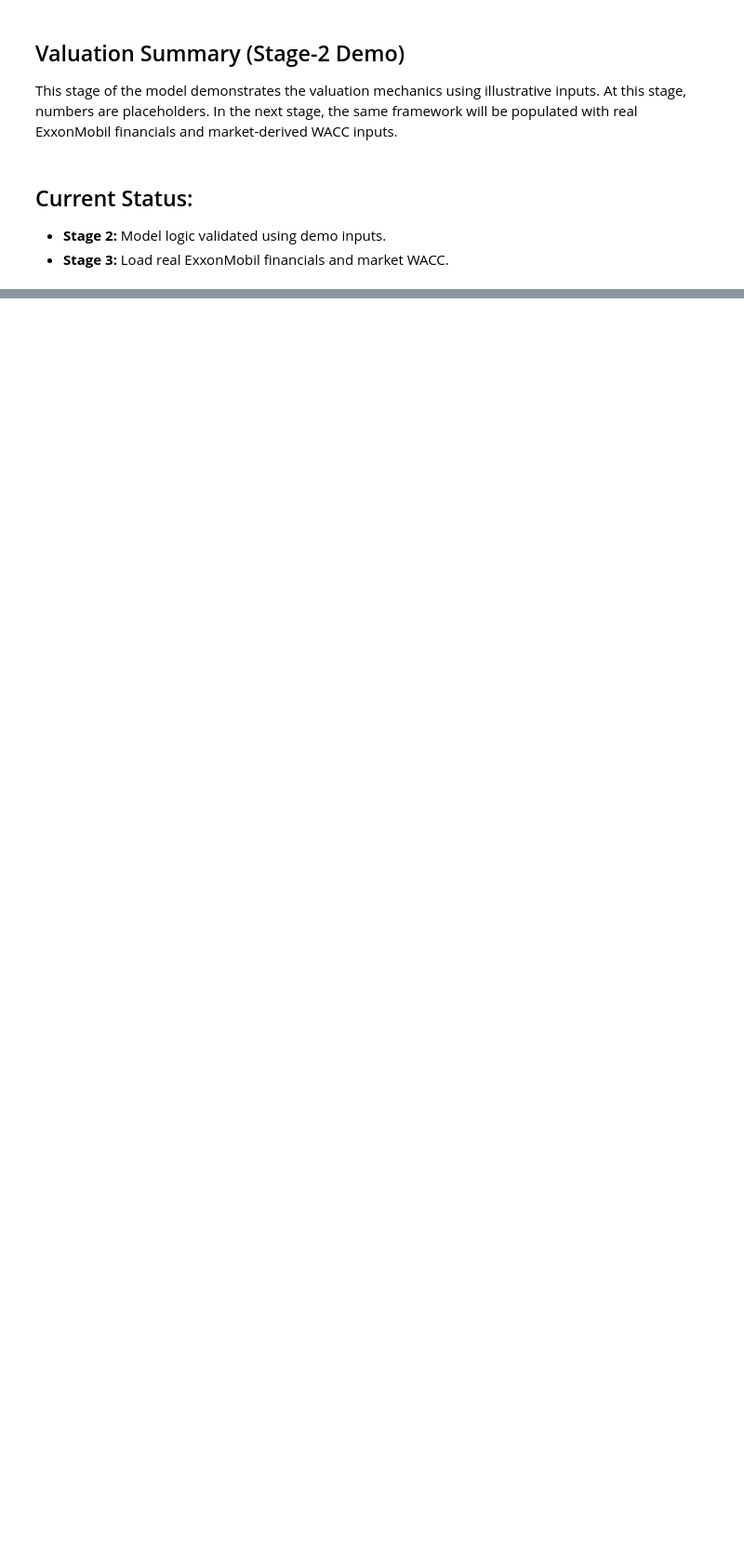
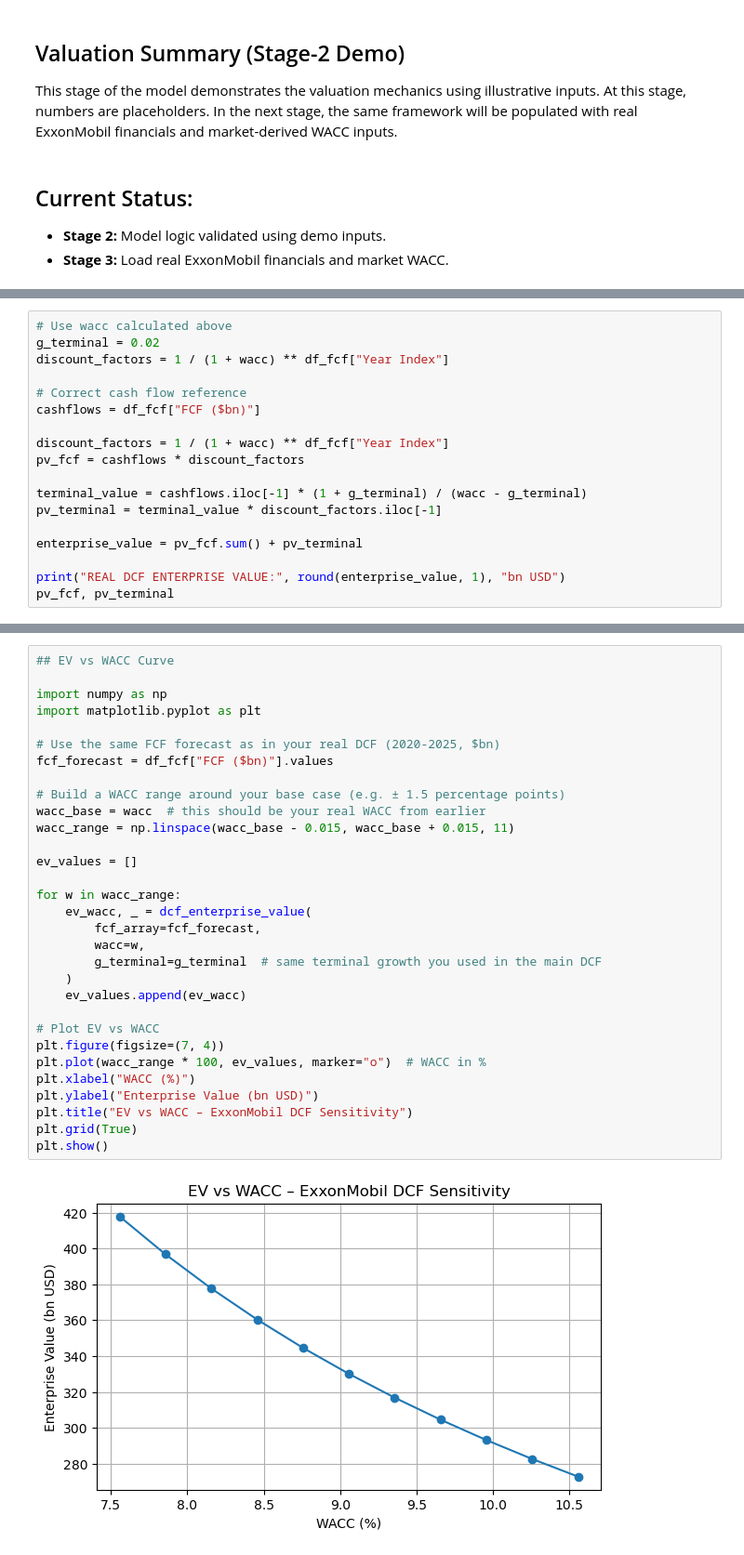
Before and after one commit to boztosunmelis-digi/exxonmobil-valuation, a Jupyter notebook: notebooks/valuation_demo.ipynb, the cells around one changed output, grey strips where cells are left out. Shown at 93% size. Saved outputs shown, nothing was run; the diff lists cells and outputs as text; blank space fills up the shorter version.

Commit message:
Major update: Full real-data DCF integration, WACC, per-share valuation, EV/WACC sensitivity, CSV export, and README valuation summary

```diff
--- a/notebooks/valuation_demo.ipynb
+++ b/notebooks/valuation_demo.ipynb
@@ -239,0 +337,18 @@ This stage of the model demonstrates the valuation mechanics using illustrative
+# %%
+# Use wacc calculated above
+g_terminal = 0.02
+discount_factors = 1 / (1 + wacc) ** df_fcf["Year Index"]
+
+# Correct cash flow reference
+cashflows = df_fcf["FCF ($bn)"]
+
+discount_factors = 1 / (1 + wacc) ** df_fcf["Year Index"]
+pv_fcf = cashflows * discount_factors
+
+terminal_value = cashflows.iloc[-1] * (1 + g_terminal) / (wacc - g_terminal)
+pv_terminal = terminal_value * discount_factors.iloc[-1]
+
+enterprise_value = pv_fcf.sum() + pv_terminal
+
+print("REAL DCF ENTERPRISE VALUE:", round(enterprise_value, 1), "bn USD")
+pv_fcf, pv_terminal
@@ -239,0 +453,33 @@ This stage of the model demonstrates the valuation mechanics using illustrative
+# %%
+## EV vs WACC Curve
+
+import numpy as np
+import matplotlib.pyplot as plt
+
+# Use the same FCF forecast as in your real DCF (2020-2025, $bn)
+fcf_forecast = df_fcf["FCF ($bn)"].values
+
+# Build a WACC range around your base case (e.g. ± 1.5 percentage points)
+wacc_base = wacc  # this should be your real WACC from earlier
+wacc_range = np.linspace(wacc_base - 0.015, wacc_base + 0.015, 11)
+
+ev_values = []
+
+for w in wacc_range:
+    ev_wacc, _ = dcf_enterprise_value(
+        fcf_array=fcf_forecast,
+        wacc=w,
+        g_terminal=g_terminal  # same terminal growth you used in the main DCF
+    )
+    ev_values.append(ev_wacc)
+
+# Plot EV vs WACC
+plt.figure(figsize=(7, 4))
+plt.plot(wacc_range * 100, ev_values, marker="o")  # WACC in %
+plt.xlabel("WACC (%)")
+plt.ylabel("Enterprise Value (bn USD)")
+plt.title("EV vs WACC – ExxonMobil DCF Sensitivity")
+plt.grid(True)
+plt.show()
+# %% [output]
+[figure, added]
```
Also changed, not shown: parts of 15 cells of this notebook, 1 other file.
